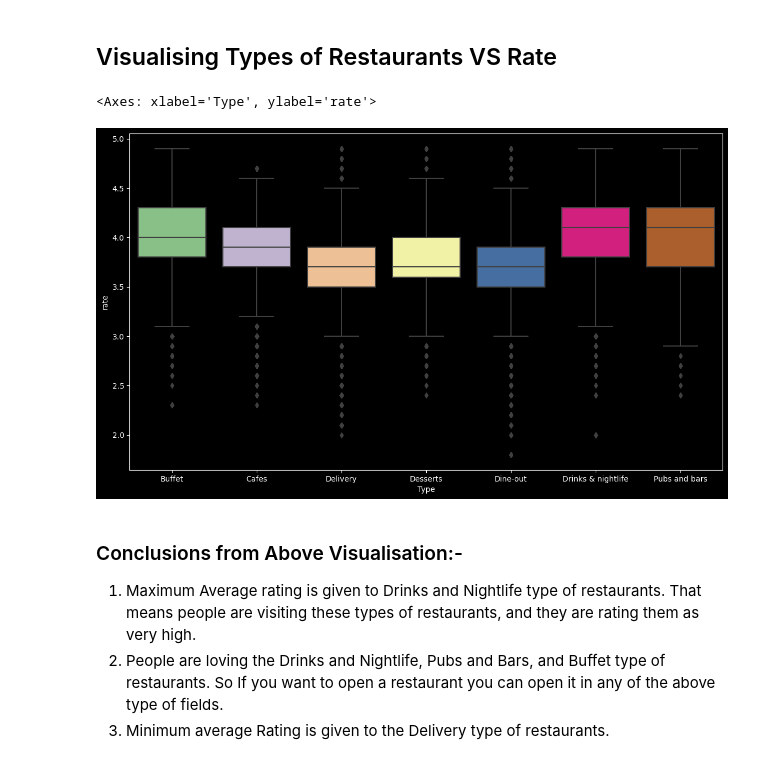
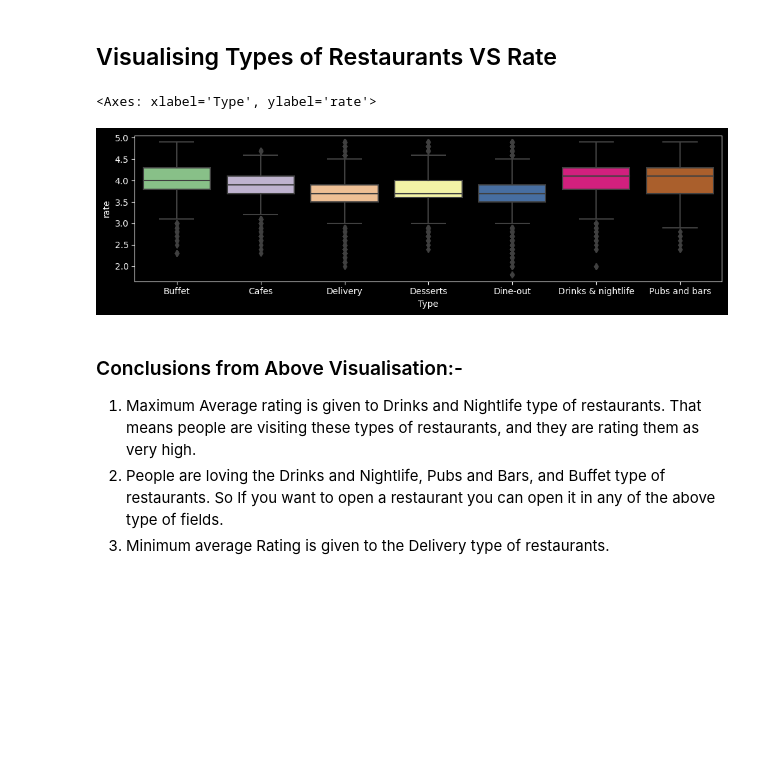
Before and after one commit to KaranAyush/Bangalore_Food_Spectrum, a Jupyter notebook: EDA_OF_Bangalore_Restaurants.ipynb, the cells around one changed output. Cells and saved outputs as stored; diff of their text form; code cells hidden in the pictures; blank space fills up the shorter version.

```diff
--- a/EDA_OF_Bangalore_Restaurants.ipynb
+++ b/EDA_OF_Bangalore_Restaurants.ipynb
@@ -139,6 +139,9 @@ df.drop_duplicates(inplace=True)
 df.shape
 # %% [output]
 (51609, 11)
+# %%
+
+df.drop(columns=['rest_type'], inplace=True, axis = 1)
 # %% [markdown]
 ## Cleaning Rate Column
 # %%
@@ -400,9 +346,0 @@ Name: count, Length: 85, dtype: int64
-# %%
-def handle_rest_type(value):
-  if (value in rest_types_lessthan1000):
-    return 'others'
-  else :
-    return value
-
-df['rest_type'] = df['rest_type'].apply(handle_rest_type)
-df['rest_type'].value_counts()
@@ -709,11 +657,11 @@ df2.plot(kind = 'bar', figsize = (15,8))
 # %% [markdown]
 ## Visualising Types of Restaurants VS Rate
 # %%
-plt.figure(figsize = (14, 8))
+plt.figure(figsize = (12, 3))
 sns.boxplot(x = 'Type', y = 'rate', data = df, palette = 'Accent')
 # %% [output]
 <Axes: xlabel='Type', ylabel='rate'>
-[figure, old version]
+[figure, new version]
 # %% [markdown]
 ### Conclusions from Above Visualisation:-
 1. Maximum Average rating is given to Drinks and Nightlife type of restaurants. That means people are visiting these types of restaurants, and they are rating them as very high.
```
Also changed, not shown: parts of 47 cells of this notebook.
